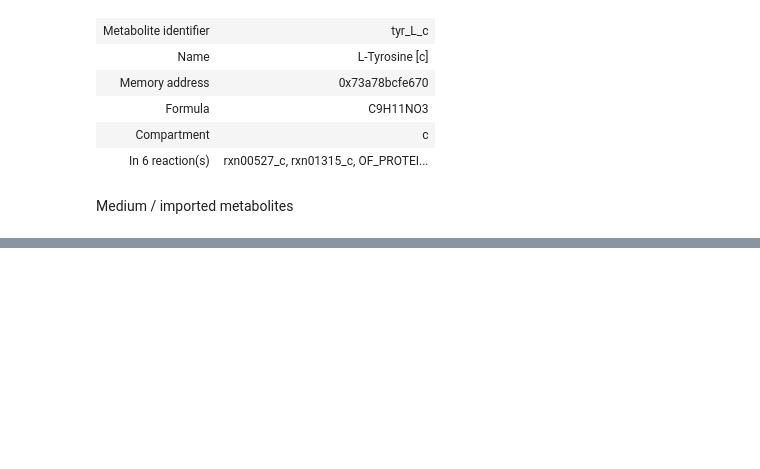
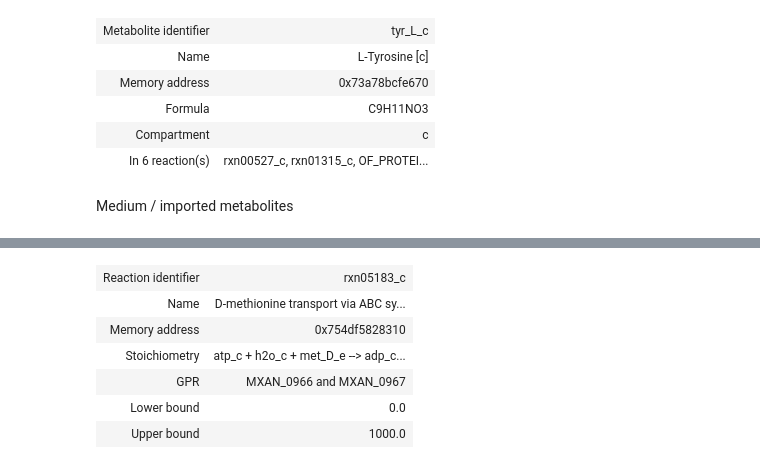
Before and after one commit to BondonMickael/M_xanthus-E_coli-Predation, a Jupyter notebook: notebooks/test_model.ipynb, the cells around one changed output, grey strips where cells are left out. Saved outputs shown, nothing was run; the diff lists cells and outputs as text; code cells hidden in the pictures; blank space fills up the shorter version.

```diff
--- a/notebooks/test_model.ipynb
+++ b/notebooks/test_model.ipynb
@@ -480,0 +487,3 @@ E_coli.medium
+# %%
+M_xanthus.reactions.EX_Fe3_e.id = "EX_fe3_e"
+M_xanthus.reactions.EX_glc_D_e.id = "EX_glc__D_e"
@@ -480,0 +499,10 @@ E_coli.medium
+# %%
+M_xanthus.reactions.rxn05183_c
+# %% [output]
+| Reaction identifier | rxn05183_c |
+| Name | D-methionine transport via ABC sy... |
+| Memory address | 0x754df5828310 |
+| Stoichiometry | atp_c + h2o_c + met_D_e --> adp_c... |
+| GPR | MXAN_0966 and MXAN_0967 |
+| Lower bound | 0.0 |
+| Upper bound | 1000.0 |
```
Also changed, not shown: parts of 14 cells of this notebook, 3 other files.
